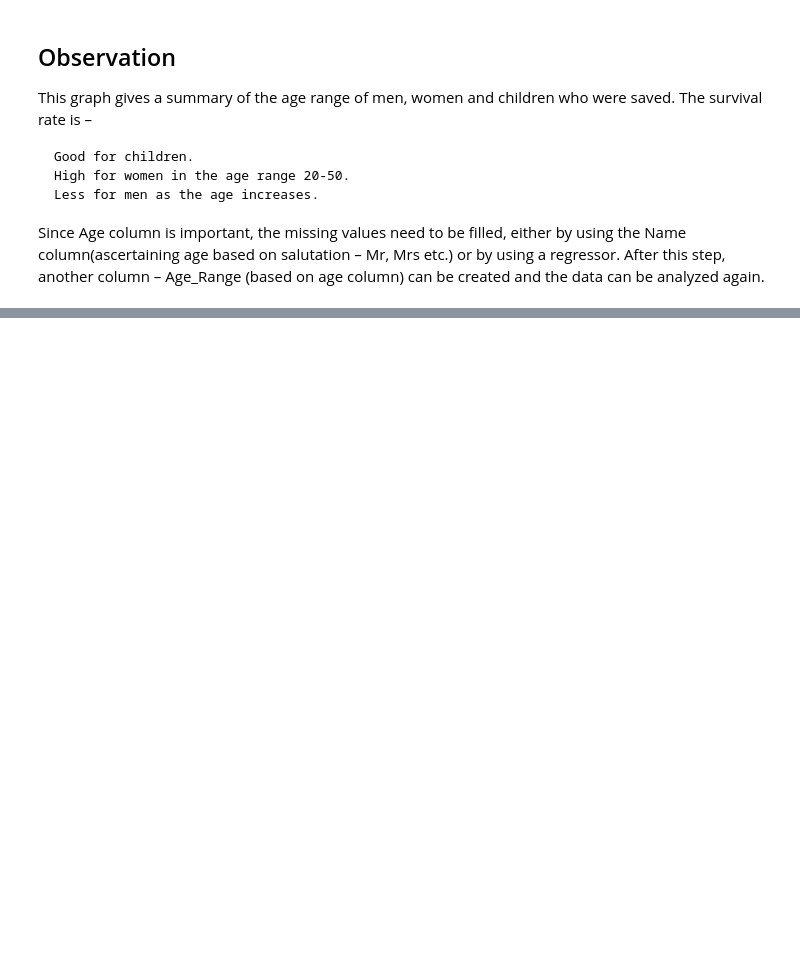
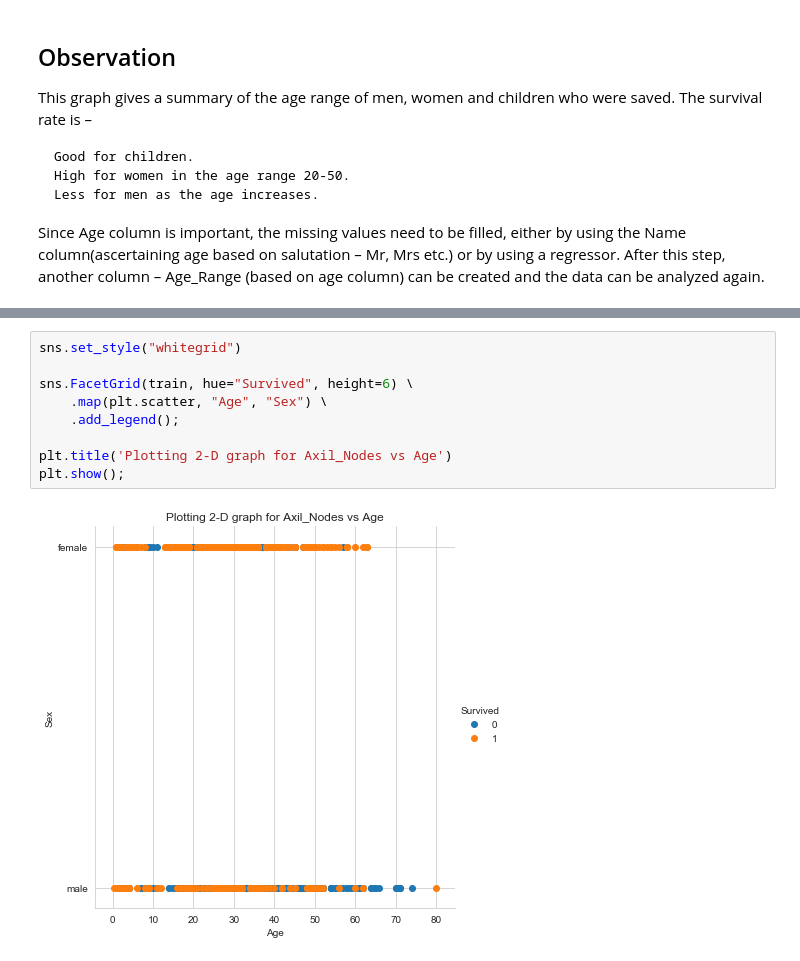
Before and after one commit to swapnil-sh/EDA-on-Titanic-Dataset, a Jupyter notebook: EDA_Titanic_Dataset.ipynb, the cells around one changed output, grey strips where cells are left out. Drawn from its saved outputs; the diff is of its cells as text; blank space fills up the shorter version.

```diff
--- a/EDA_Titanic_Dataset.ipynb
+++ b/EDA_Titanic_Dataset.ipynb
@@ -279,0 +299,11 @@ After this step, another column – Age_Range (based on age column) can be creat
+# %%
+sns.set_style("whitegrid")
+
+sns.FacetGrid(train, hue="Survived", height=6) \
+    .map(plt.scatter, "Age", "Sex") \
+    .add_legend();
+
+plt.title('Plotting 2-D graph for Axil_Nodes vs Age')
+plt.show();
+# %% [output]
+[figure, added]
```
Also changed, not shown: parts of 15 cells of this notebook.
